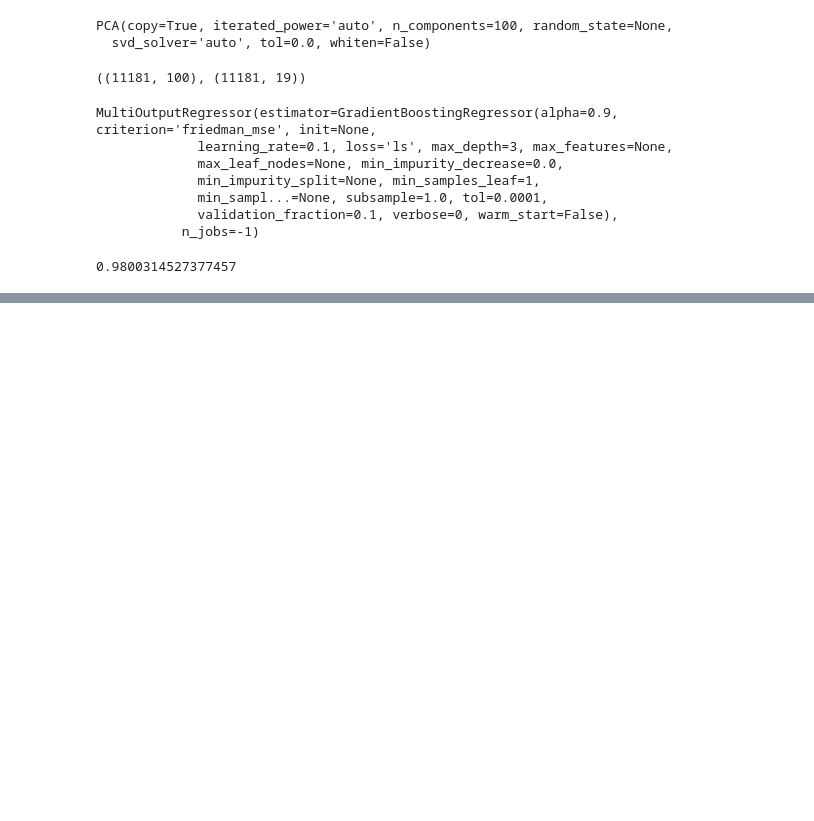
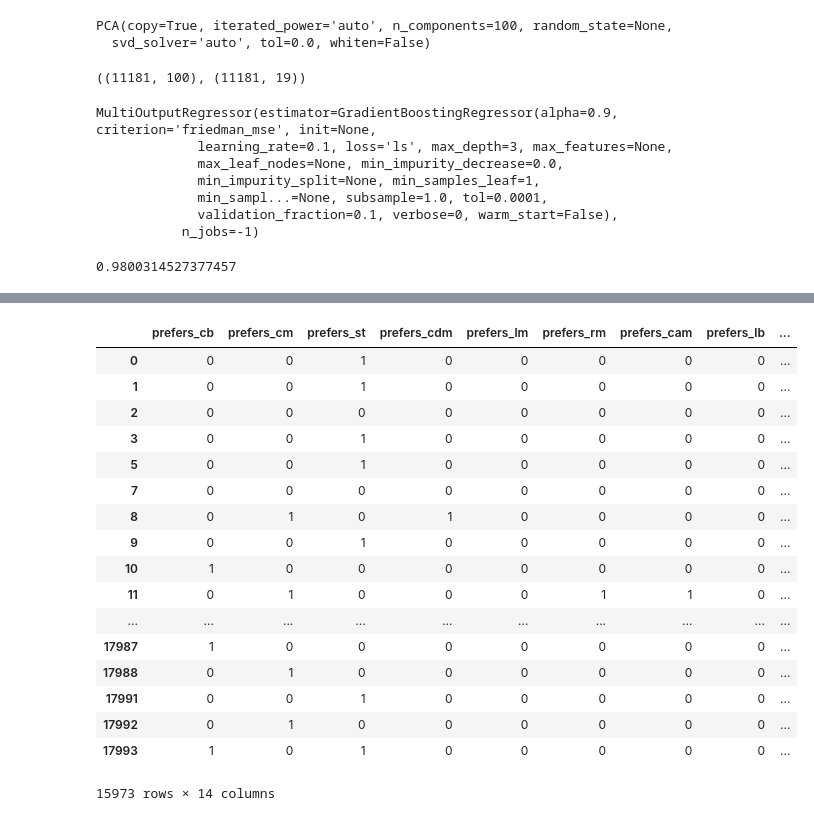
Before and after one commit to vibhavagarwal5/FIFA_Rating, a Jupyter notebook: fifa.ipynb, the cells around one changed output, grey strips where cells are left out. Saved outputs shown, nothing was run; the diff lists cells and outputs as text; code cells hidden in the pictures; blank space fills up the shorter version.

```diff
--- a/fifa.ipynb
+++ b/fifa.ipynb
@@ -367,0 +392,47 @@ clf.score(Xtest_pca, Ytest_)
+# %%
+attributes = ["age", "height_cm", "weight_kg", "real_face", "eur_value", "eur_wage", "potential", "pac",
+              "sho", "pas", "dri", "def", "phy", "international_reputation", "skill_moves"]
+
+positions = ['rs', 'rw', 'rf', 'ram', 'rcm', 'rm', 'rdm', 'rcb', 'rb', 'rwb', 'st', 'lw',
+             'cf', 'cam', 'cm', 'lm', 'cdm', 'cb', 'lb', 'lwb', 'ls', 'lf', 'lam', 'lcm',
+             'ldm', 'lcb']
+
+cols_inc = [x for x in data_norm.columns]
+
+data_norm_att = data_norm.loc[:, attributes].applymap(lambda x: x)
+data_norm_att = data_norm_att.loc[data_norm_att.sum(axis=1) > 0, cols_inc]
+data_norm_att = data_norm_att.apply(lambda x: (x))
+
+cols_incl = [x for x in y.index if y[x] > 0]
+
+cols_pref = [x for x in data_2.columns if 'prefers' in x]
+
+data_norm_prefs = data_2.loc[:, cols_pref]
+
+y = data_norm_prefs.sum().sort_values(ascending=False)
+x = np.arange(1, len(y) + 1)
+
+data_norm_prefs = data_2.loc[:, cols_incl]
+
+data_norm_prefs = data_norm_prefs.drop(columns = ['prefers_pos_sum'])
+# %%
+data_norm_prefs
+# %% [output]
+|  | prefers_cb | prefers_cm | prefers_st | prefers_cdm | prefers_lm | prefers_rm | prefers_cam | prefers_lb | ... |
+| 0 | 0 | 0 | 1 | 0 | 0 | 0 | 0 | 0 | ... |
+| 1 | 0 | 0 | 1 | 0 | 0 | 0 | 0 | 0 | ... |
+| 2 | 0 | 0 | 0 | 0 | 0 | 0 | 0 | 0 | ... |
+| 3 | 0 | 0 | 1 | 0 | 0 | 0 | 0 | 0 | ... |
+| 5 | 0 | 0 | 1 | 0 | 0 | 0 | 0 | 0 | ... |
+| 7 | 0 | 0 | 0 | 0 | 0 | 0 | 0 | 0 | ... |
+| 8 | 0 | 1 | 0 | 1 | 0 | 0 | 0 | 0 | ... |
+| 9 | 0 | 0 | 1 | 0 | 0 | 0 | 0 | 0 | ... |
+| 10 | 1 | 0 | 0 | 0 | 0 | 0 | 0 | 0 | ... |
+| 11 | 0 | 1 | 0 | 0 | 0 | 1 | 1 | 0 | ... |
+| ... | ... | ... | ... | ... | ... | ... | ... | ... | ... |
+| 17987 | 1 | 0 | 0 | 0 | 0 | 0 | 0 | 0 | ... |
+| 17988 | 0 | 1 | 0 | 0 | 0 | 0 | 0 | 0 | ... |
+| 17991 | 0 | 0 | 1 | 0 | 0 | 0 | 0 | 0 | ... |
+| 17992 | 0 | 1 | 0 | 0 | 0 | 0 | 0 | 0 | ... |
+| 17993 | 1 | 0 | 1 | 0 | 0 | 0 | 0 | 0 | ... |
+15973 rows × 14 columns
```
Also changed, not shown: parts of 7 cells of this notebook.
